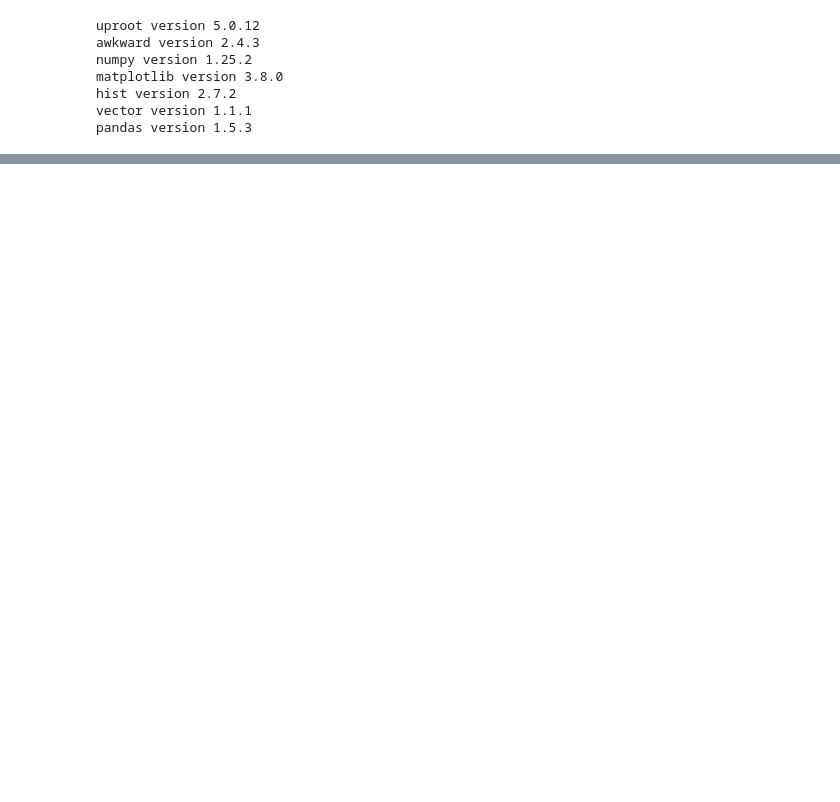
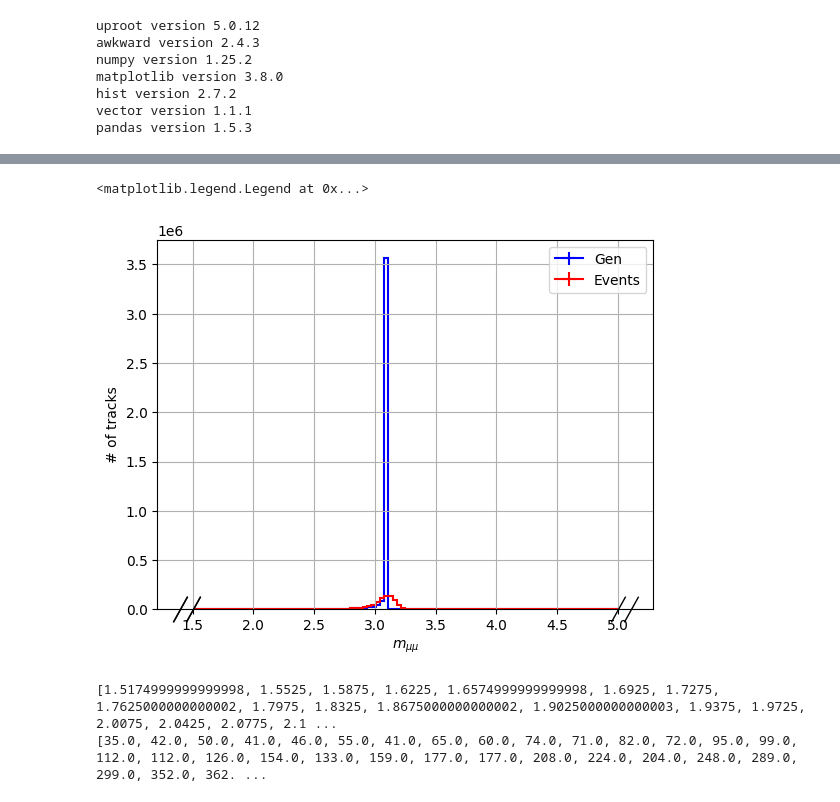
Before and after one commit to nantes-m2-rps-exp/qqbar2mumu-2023, a Jupyter notebook: notebooks/AxE.ipynb, the cells around one changed output, grey strips where cells are left out. Cells and saved outputs as stored; diff of their text form; code cells hidden in the pictures; blank space fills up the shorter version.

```diff
--- a/notebooks/AxE.ipynb
+++ b/notebooks/AxE.ipynb
@@ -501,0 +522,16 @@ plt.legend()
+# %%
+hMass2Gen.plot(color = "blue", label = "Gen")
+hMass_OSEvents.plot(color = "red", label = "Events")
+#plt.yscale('log')
+plt.ylabel("# of tracks")
+plt.grid(True)
+plt.legend()
+# %% [output]
+<matplotlib.legend.Legend at 0x...>
+[figure, added]
+# %%
+print(hMass_OSEvents.axes[0].centers.tolist())
+print(hMass_OSEvents.view().tolist())
+# %% [output]
+[1.5174999999999998, 1.5525, 1.5875, 1.6225, 1.6574999999999998, 1.6925, 1.7275, 1.7625000000000002, 1.7975, 1.8325, 1.8675000000000002, 1.9025000000000003, 1.9375, 1.9725, 2.0075, 2.0425, 2.0775, 2.1 ...
+[35.0, 42.0, 50.0, 41.0, 46.0, 55.0, 41.0, 65.0, 60.0, 74.0, 71.0, 82.0, 72.0, 95.0, 99.0, 112.0, 112.0, 126.0, 154.0, 133.0, 159.0, 177.0, 177.0, 208.0, 224.0, 204.0, 248.0, 289.0, 299.0, 352.0, 362. ...
```
Also changed, not shown: parts of 10 cells of this notebook.
